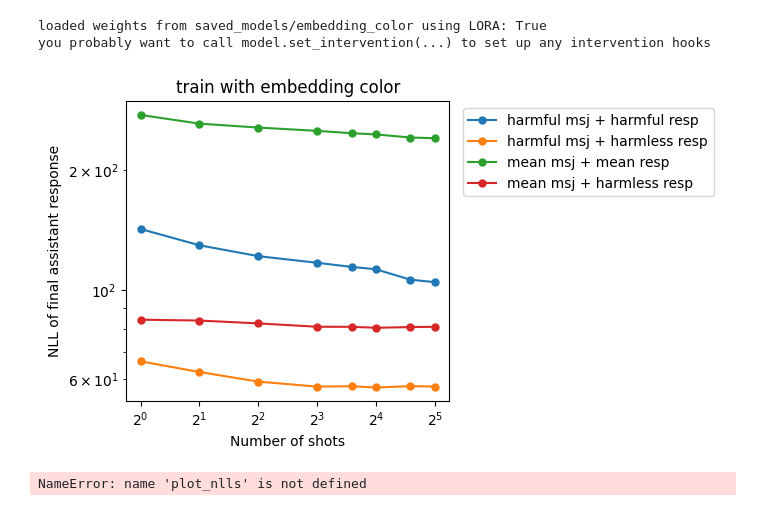
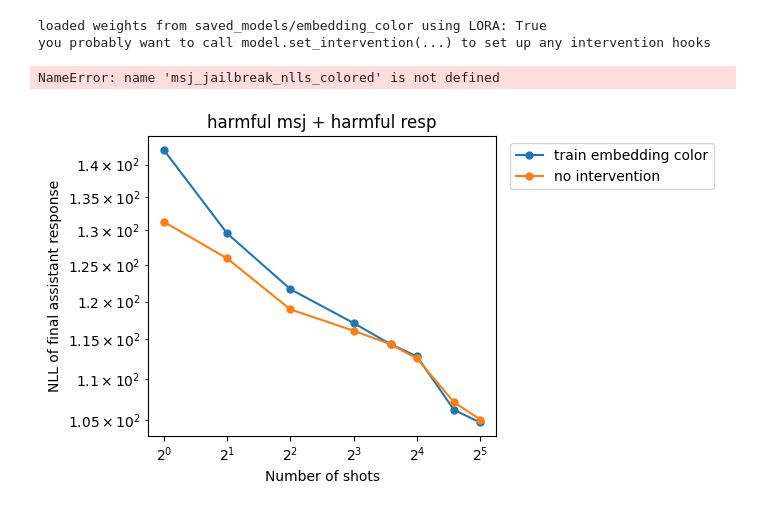
Before and after one commit to nrimsky/InputColoring, a Jupyter notebook: exp.ipynb, the cells around one changed output. Saved outputs shown, nothing was run; the diff lists cells and outputs as text; code cells hidden in the pictures.

```diff
--- a/exp.ipynb
+++ b/exp.ipynb
@@ -180,7 +180,7 @@ def plot_nlls(results, legend, figsize=(7, 4), title = None):
             with open(r) as f:
                 r = json.load(f)
         data = sorted([
-            (k, sum([r[-1]['nll'] for r in v])/len(v)) for k, v in r.items()
+            (int(k), sum([r[-1]['nll'] for r in v])/len(v)) for k, v in r.items()
         ])
         shots, nlls = zip(*data)
         shots = np.array(shots)
@@ -307,8 +307,8 @@ regular_nlls_colored = get_msj_nlls(model, "processed_data/test/regular_conversa
 # %%
 plot_nlls([msj_jailbreak_nlls_colored, msj_recovery_nlls_colored, msj_mean_jailbreak_nlls_colored, msj_mean_recovery_nlls_colored], ['harmful msj + harmful resp', 'harmful msj + harmless resp', 'mean msj + mean resp', 'mean msj + harmless resp'], title="train with embedding color")
 # %% [output]
-[figure, removed]
+NameError: name 'msj_jailbreak_nlls_colored' is not defined
 # %%
-plot_nlls(["results/test/msjs_jailbreak_train_embedding_color_embedding_color.json"], ['train_embedding_color'], title="harmful msj + harmful resp")
+plot_nlls(["results/test/msjs_jailbreak_train_embedding_color_embedding_color.json", "results/test/msjs_jailbreak.json"], ['train embedding color', 'no intervention'], title="harmful msj + harmful resp")
 # %% [output]
-NameError: name 'plot_nlls' is not defined
+[figure, added]
```
Also changed, not shown: parts of 3 cells of this notebook, 3 other files.
